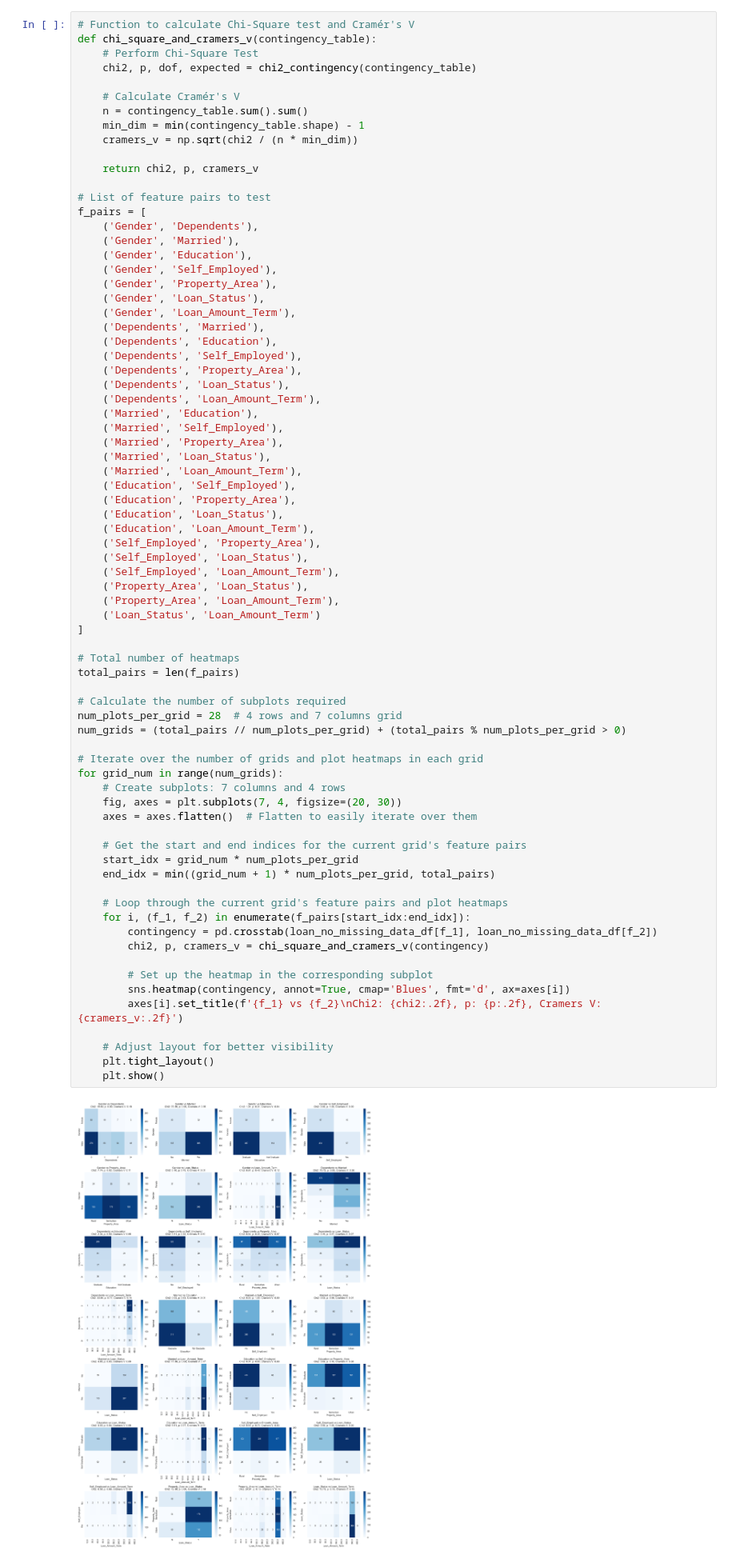
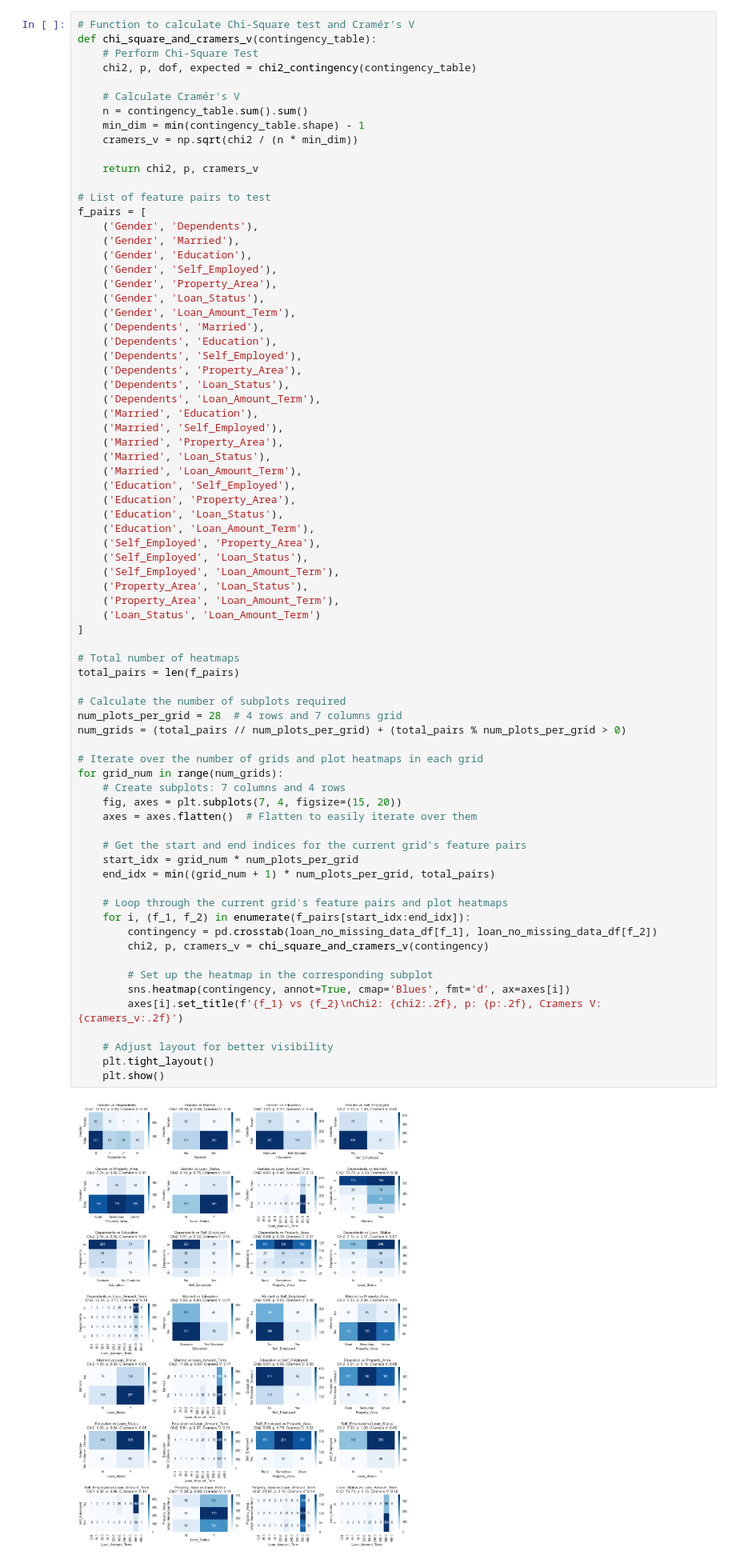
Before and after one commit to ChineloKOA/Loan-Approval-Prediction, a Jupyter notebook: experiment/loan-approval-prediction.ipynb, the cells around one changed output. Shown at 80% size. Saved outputs shown, nothing was run; the diff lists cells and outputs as text.

```diff
--- a/experiment/loan-approval-prediction.ipynb
+++ b/experiment/loan-approval-prediction.ipynb
@@ -335,35 +335,35 @@ f_pairs = [
 
 # Total number of heatmaps
 total_pairs = len(f_pairs)
 
 # Calculate the number of subplots required
 num_plots_per_grid = 28  # 4 rows and 7 columns grid
 num_grids = (total_pairs // num_plots_per_grid) + (total_pairs % num_plots_per_grid > 0)
 
 # Iterate over the number of grids and plot heatmaps in each grid
 for grid_num in range(num_grids):
     # Create subplots: 7 columns and 4 rows
-    fig, axes = plt.subplots(7, 4, figsize=(20, 30))
+    fig, axes = plt.subplots(7, 4, figsize=(15, 20))
     axes = axes.flatten()  # Flatten to easily iterate over them
 
     # Get the start and end indices for the current grid's feature pairs
     start_idx = grid_num * num_plots_per_grid
     end_idx = min((grid_num + 1) * num_plots_per_grid, total_pairs)
 
     # Loop through the current grid's feature pairs and plot heatmaps
     for i, (f_1, f_2) in enumerate(f_pairs[start_idx:end_idx]):
         contingency = pd.crosstab(loan_no_missing_data_df[f_1], loan_no_missing_data_df[f_2])
         chi2, p, cramers_v = chi_square_and_cramers_v(contingency)
 
         # Set up the heatmap in the corresponding subplot
         sns.heatmap(contingency, annot=True, cmap='Blues', fmt='d', ax=axes[i])
         axes[i].set_title(f'{f_1} vs {f_2}\nChi2: {chi2:.2f}, p: {p:.2f}, Cramers V: {cramers_v:.2f}')
 
     # Adjust layout for better visibility
     plt.tight_layout()
     plt.show()
 # %% [output]
-[figure, old version]
+[figure, new version]
 # %%
 # histogram and density curve to show the distributions for both continuous coloumns(TotalIncome & LoanAmount)
 fig, axes = plt.subplots(1, 2, figsize=(15, 4))
```
